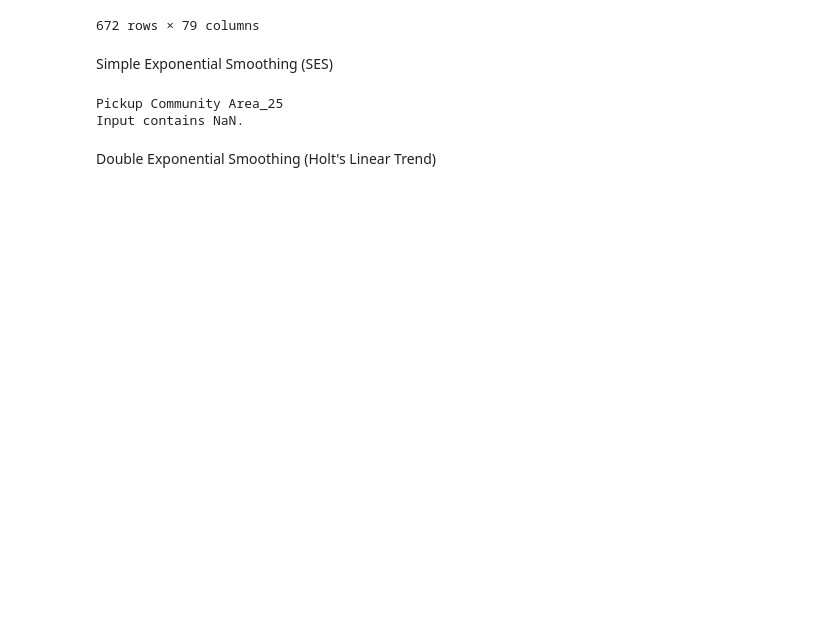
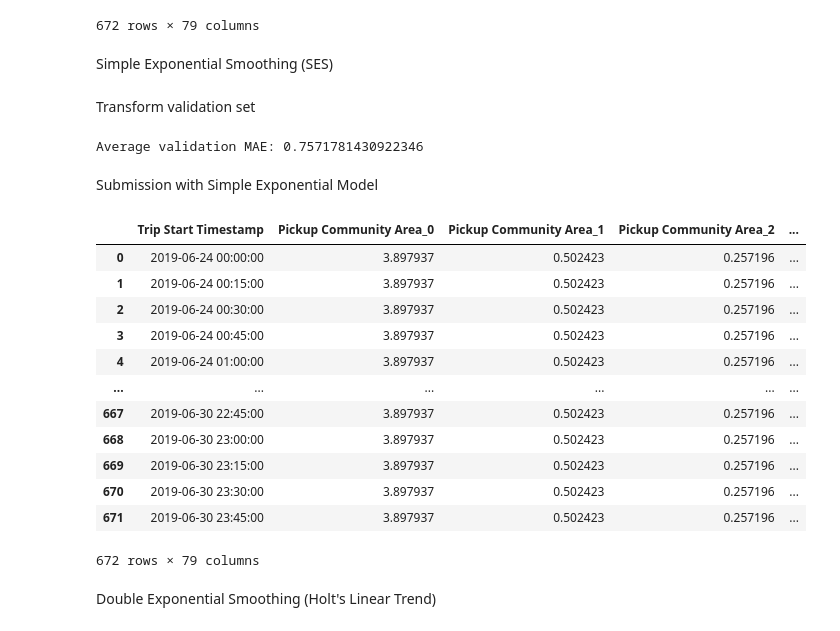
Before and after one commit to isel-har/uber_42, a Jupyter notebook: statistical_models_forecasting.ipynb, the cells around one changed output. Cells and saved outputs as stored; diff of their text form; code cells hidden in the pictures; blank space fills up the shorter version.

Commit message:
almost done statistical models

```diff
--- a/statistical_models_forecasting.ipynb
+++ b/statistical_models_forecasting.ipynb
@@ -415,37 +399,69 @@ sub_pred
 672 rows × 79 columns
 # %% [markdown]
 Simple Exponential Smoothing (SES)
+# %% [markdown]
+Transform validation set
+# %%
+transformed_val = val.copy()
+for area in areas:
+    transformed_val[area] = np.log1p(transformed_val[area])
 # %%
-transformed_train = train.copy()
-
 from statsmodels.tsa.holtwinters import SimpleExpSmoothing
 
 sma_mae = []
-fit_models = []# save for submission
+val_models = {}   # models fit on train only (for validation scoring)
+final_models = {} # models refit on train+val (for submission)
+
+
 for area in areas:
-    model = SimpleExpSmoothing(transformed_train[area], initialization_method="estimated")
-    fit_model = model.fit(
-    optimized=True,
-    # method="L-BFGS-B",
-    # maxiter=5000
-)
-    forecast = fit_model.forecast(steps=len(val))
-    forecast = np.expm1(forecast) - 1
-    # print(forecast)
+    # --- Step 1: fit on train, validate ---
+    y_train = transformed_train[area] + np.random.normal(0, 1e-8, size=len(transformed_train[area]))
 
-    fit_models.append(fit_model) # save the model
-    try:
+    model = SimpleExpSmoothing(y_train, initialization_method="estimated")
+    fit_model = model.fit(optimized=True)
+    val_models[area] = fit_model
 
-        sma_mae.append(mean_absolute_error(forecast, val[area]))# save the area MSE
-    except Exception as e:
-        # sma_mae.append(mean_absolute_error(np.ones(), val[area]))
-        print(area)
-        print(str(e))
-# average_mae = np.array(sma_mae).mean()
-# print(f"average mean absolute error :{average_mae}")
+    val_forecast = fit_model.forecast(steps=len(val))
+    val_forecast = np.expm1(val_forecast)
+    sma_mae.append(mean_absolute_error(val[area], val_forecast))
+
+    # --- Step 2: refit on train+val for the actual test/submission forecast ---
+    y_full = pd.concat([transformed_train[area], val[area]])  # or however val is stored in log/transformed space
+    y_full = y_full + np.random.normal(0, 1e-8, size=len(y_full))
+
+    final_model = SimpleExpSmoothing(y_full, initialization_method="estimated")
+    final_model = final_model.fit(optimized=True)
+    final_models[area] = final_model
+
+print("Average validation MAE:", np.mean(sma_mae))
 # %% [output]
-Pickup Community Area_25
-Input contains NaN.
+Average validation MAE: 0.7571781430922346
+# %% [markdown]
+Submission with Simple Exponential Model
+# %%
+sub_pred = pd.DataFrame(columns=sub_df.columns)
+sub_pred['Trip Start Timestamp'] = sub_df['Trip Start Timestamp']
+
+for area in areas:
+    forecast = final_models[area].forecast(steps=len(sub_df))
+    forecast = forecast
+    sub_pred[area] = forecast.to_numpy()
+
+sub_pred
+# %% [output]
+|  | Trip Start Timestamp | Pickup Community Area_0 | Pickup Community Area_1 | Pickup Community Area_2 | ... |
+| 0 | 2019-06-24 00:00:00 | 3.897937 | 0.502423 | 0.257196 | ... |
+| 1 | 2019-06-24 00:15:00 | 3.897937 | 0.502423 | 0.257196 | ... |
+| 2 | 2019-06-24 00:30:00 | 3.897937 | 0.502423 | 0.257196 | ... |
+| 3 | 2019-06-24 00:45:00 | 3.897937 | 0.502423 | 0.257196 | ... |
+| 4 | 2019-06-24 01:00:00 | 3.897937 | 0.502423 | 0.257196 | ... |
+| ... | ... | ... | ... | ... | ... |
+| 667 | 2019-06-30 22:45:00 | 3.897937 | 0.502423 | 0.257196 | ... |
+| 668 | 2019-06-30 23:00:00 | 3.897937 | 0.502423 | 0.257196 | ... |
+| 669 | 2019-06-30 23:15:00 | 3.897937 | 0.502423 | 0.257196 | ... |
+| 670 | 2019-06-30 23:30:00 | 3.897937 | 0.502423 | 0.257196 | ... |
+| 671 | 2019-06-30 23:45:00 | 3.897937 | 0.502423 | 0.257196 | ... |
+672 rows × 79 columns
 # %% [markdown]
 Double Exponential Smoothing (Holt's Linear Trend)
 # %%
```
Also changed, not shown: parts of 30 cells of this notebook.
